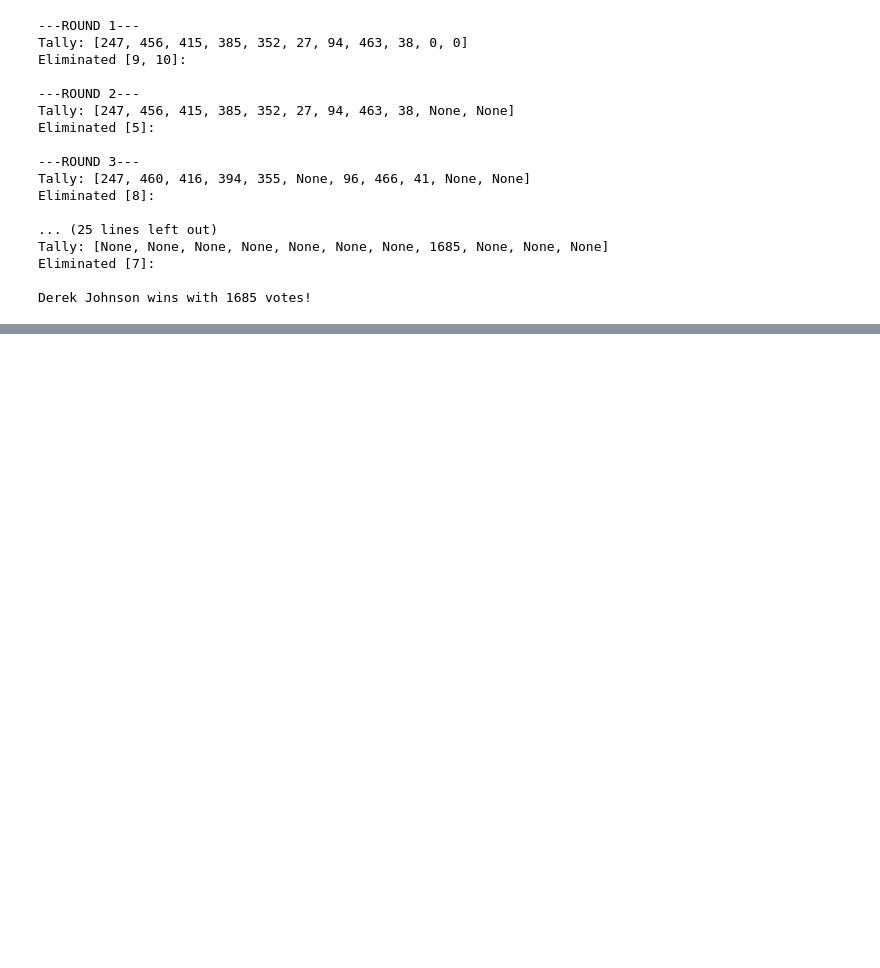
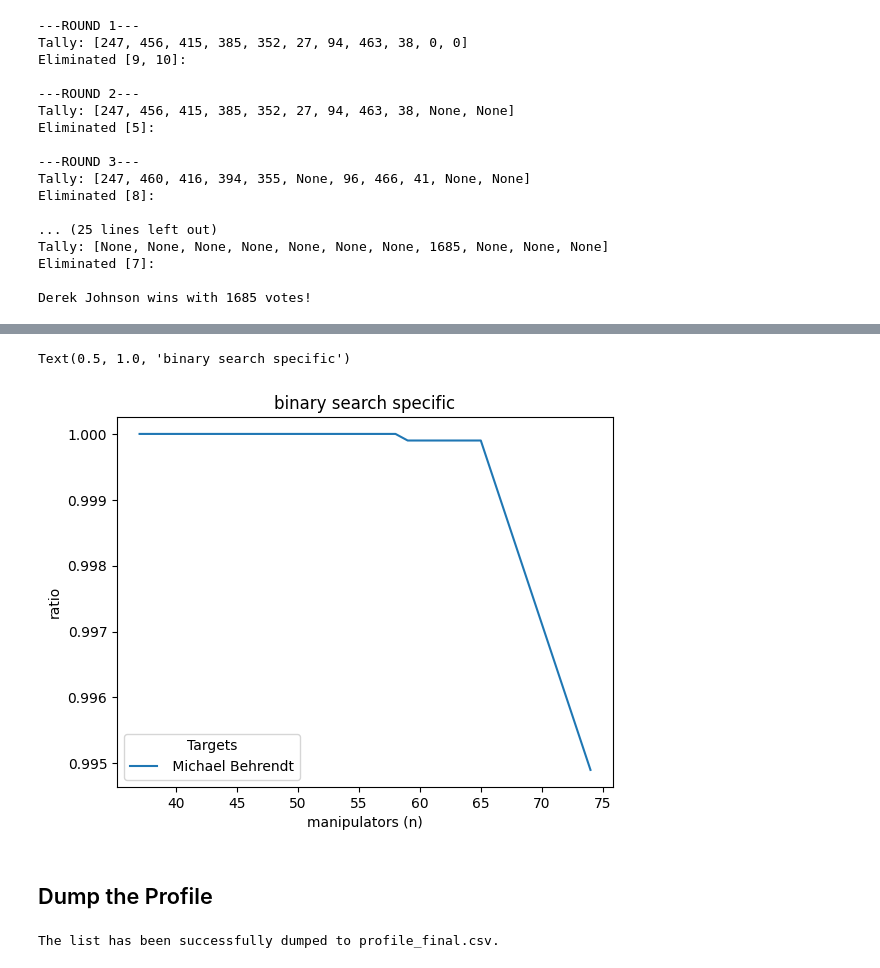
Before and after one commit to CIA41998/csc-assignment3, a Jupyter notebook: main.ipynb, the cells around one changed output, grey strips where cells are left out. Saved outputs shown, nothing was run; the diff lists cells and outputs as text; code cells hidden in the pictures; blank space fills up the shorter version.

```diff
--- a/main.ipynb
+++ b/main.ipynb
@@ -208,0 +427,15 @@ TypeError: 'NoneType' object is not iterable
+# %%
+n = profile_length
+i = 100
+
+# run the binary search
+results_binary, profile_binary, n_binary, target_binary = binary_search(original_profile, original_results, n, i)
+csv_file_path = 'results_binary.csv'
+
+# # Write the results to the CSV file
+with open(csv_file_path, 'w', newline='') as file:
+    writer = csv.writer(file)
+    writer.writerow(['match', 'n', 'i', 'target'])
+    writer.writerows(results_binary)
+
+print("Results saved to {}".format(csv_file_path))
@@ -208,0 +493,16 @@ TypeError: 'NoneType' object is not iterable
+# %%
+n = n_binary
+i = 10000
+target = target_binary
+
+# run the binary search
+results_binary_specific, profile_binary_specific, n_binary_specific, target_binary_specific = binary_search_specific(original_profile, original_results, n, i, target)
+csv_file_path = 'results_binary_specific.csv'
+
+# # Write the results to the CSV file
+with open(csv_file_path, 'w', newline='') as file:
+    writer = csv.writer(file)
+    writer.writerow(['match', 'n', 'i', 'target'])
+    writer.writerows(results_binary_specific)
+
+print("Results saved to {}".format(csv_file_path))
@@ -208,0 +543,27 @@ TypeError: 'NoneType' object is not iterable
+# %%
+df = pd.read_csv('results_binary_specific.csv')
+
+proportions = df.groupby(['n', 'target'])['match'].mean().unstack()
+
+plt.figure()
+for target in proportions.columns:
+    target_name = candidate[int(target+1)]
+    plt.plot(proportions.index, proportions[target], label=f' {target_name}')
+plt.xlabel('manipulators (n)')
+plt.ylabel("ratio")
+plt.legend(title='Targets')
+plt.savefig('results_binary_specific.png')
+plt.title('binary search specific')
+# %% [output]
+Text(0.5, 1.0, 'binary search specific')
+[figure, added]
+# %% [markdown]
+## Dump the Profile
+# %%
+csv_file_path = 'profile_final.csv'
+
+with open(csv_file_path, 'w', newline='') as csv_file:
+    csv_writer = csv.writer(csv_file)
+    csv_writer.writerows(profile_binary_specific)
+# %% [output]
+The list has been successfully dumped to profile_final.csv.
```
Also changed, not shown: parts of 25 cells of this notebook.
